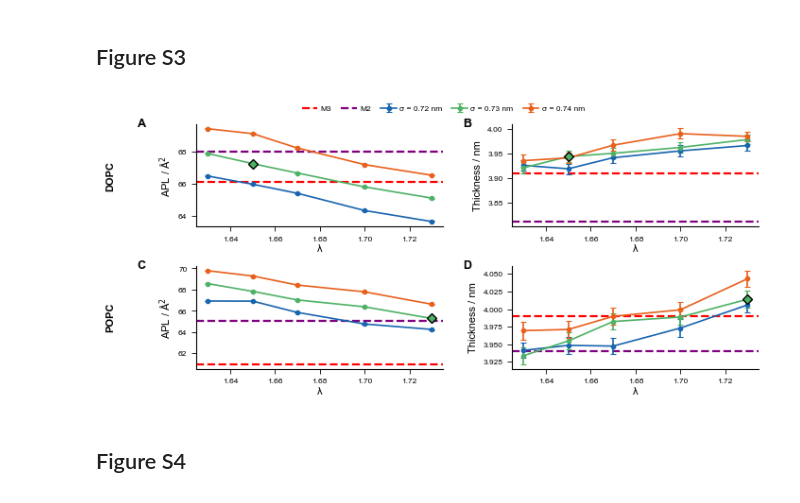
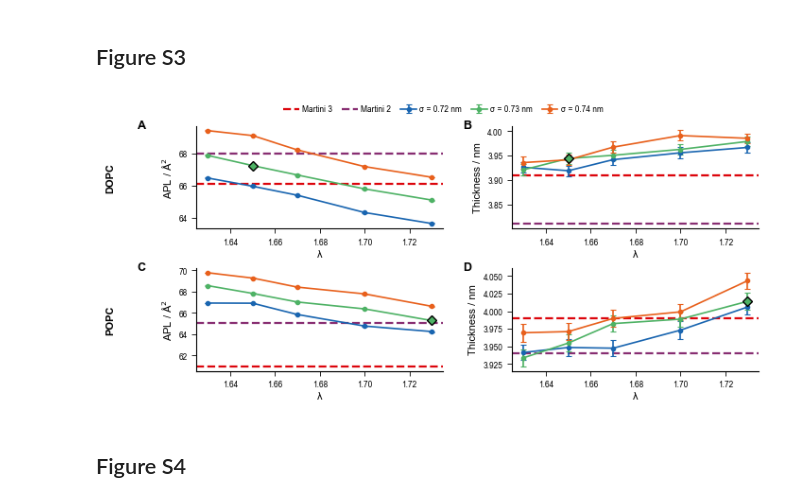
Before and after one commit to gitesei/_2026_MEM-CALVADOS, a Jupyter notebook: lipid_scan.ipynb, the cells around one changed output. Saved outputs shown, nothing was run; the diff lists cells and outputs as text; code cells hidden in the pictures.

```diff
--- a/lipid_scan.ipynb
+++ b/lipid_scan.ipynb
@@ -833,42 +835,42 @@ for row, lipid in enumerate(['DOPC', 'POPC']):
         if abs(sigma - target['sigma']) < 1e-4:
             pt = sub[sub['l'].between(target['l'] - 1e-4, target['l'] + 1e-4)]
             if not pt.empty:
                 panel_apl.plot(pt['l'], pt['apl'], marker='D', ms=5, mfc=col, mec='k', mew=1.0, zorder=6)
                 panel_dpp.plot(pt['l'], pt['dpp'], marker='D', ms=5, mfc=col, mec='k', mew=1.0, zorder=6)
 
     for i, ax in enumerate((panel_apl, panel_dpp)):
         ax.spines['top'].set_visible(False)
         ax.spines['right'].set_visible(False)
         ax.spines['left'].set_linewidth(0.8)
         ax.spines['bottom'].set_linewidth(0.8)
         ax.set_xlabel('λ', fontsize=8, labelpad=2)
         ax.grid(False)
 
         letter = chr(ord('A') + row * 2 + i)
         ax.text(-0.24 if i == 0 else -0.20, 1.06, letter, transform=ax.transAxes,
                 fontsize=9, weight='bold', va='top', ha='left', clip_on=False)
 
     panel_apl.set_ylabel('APL / Å$^2$', fontsize=8, labelpad=4)
     panel_dpp.set_ylabel('Thickness / nm', fontsize=8, labelpad=4)
     panel_apl.text(-0.35, 0.5, lipid, transform=panel_apl.transAxes, rotation=90,
                   va='center', ha='center', fontsize=8, weight='bold', clip_on=False)
 
 # Reference Lines
-axs[0, 0].axhline(66.1, ls='--', lw=1.6, color='red', label='M3')
-axs[0, 0].axhline(68.0, ls='--', lw=1.6, color='purple', label='M2')
-axs[0, 1].axhline(3.91, ls='--', lw=1.6, color='red', label='M3')
-axs[0, 1].axhline(3.81, ls='--', lw=1.6, color='purple', label='M2')
-axs[1, 0].axhline(61.0, ls='--', lw=1.6, color='red', label='M3')
-axs[1, 0].axhline(65.1, ls='--', lw=1.6, color='purple', label='M2')
-axs[1, 1].axhline(3.99, ls='--', lw=1.6, color='red', label='M3')
-axs[1, 1].axhline(3.94, ls='--', lw=1.6, color='purple', label='M2')
+axs[0, 0].axhline(66.1, ls='--', lw=1.6, color=rnb_colors['red'], label='Martini 3')
+axs[0, 0].axhline(68.0, ls='--', lw=1.6, color=rnb_colors['purple3'], label='Martini 2')
+axs[0, 1].axhline(3.91, ls='--', lw=1.6, color=rnb_colors['red'], label='Martini 3')
+axs[0, 1].axhline(3.81, ls='--', lw=1.6, color=rnb_colors['purple3'], label='Martini 2')
+axs[1, 0].axhline(61.0, ls='--', lw=1.6, color=rnb_colors['red'], label='Martini 3')
+axs[1, 0].axhline(65.1, ls='--', lw=1.6, color=rnb_colors['purple3'], label='Martini 2')
+axs[1, 1].axhline(3.99, ls='--', lw=1.6, color=rnb_colors['red'], label='Martini 3')
+axs[1, 1].axhline(3.94, ls='--', lw=1.6, color=rnb_colors['purple3'], label='Martini 2')
 
 axs[0, 0].legend(frameon=False, loc='lower center', bbox_to_anchor=(1, 1.05),
                  ncol=5, columnspacing=1.2, handletextpad=0.4)
 
 plt.show()
 # %% [output]
-[figure, old version]
+[figure, new version]
 # %% [markdown]
 ## Figure S4
 # %%
```
Also changed, not shown: parts of 8 cells of this notebook, 14 other files.
